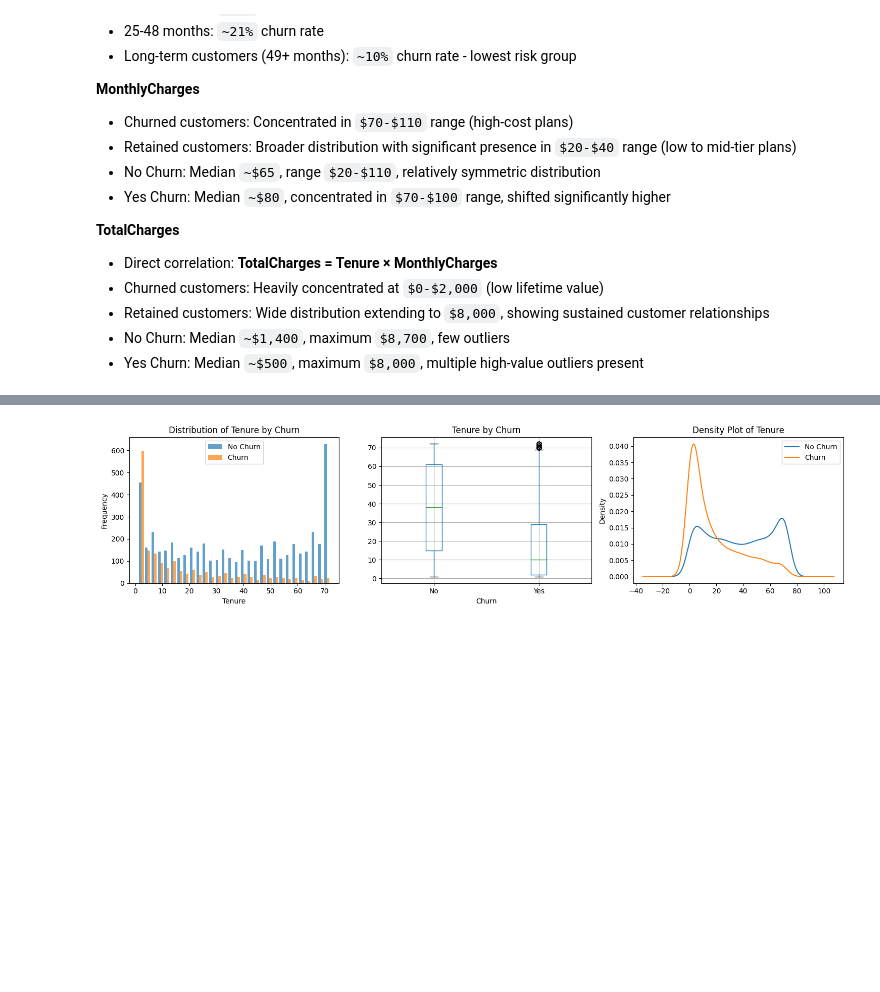
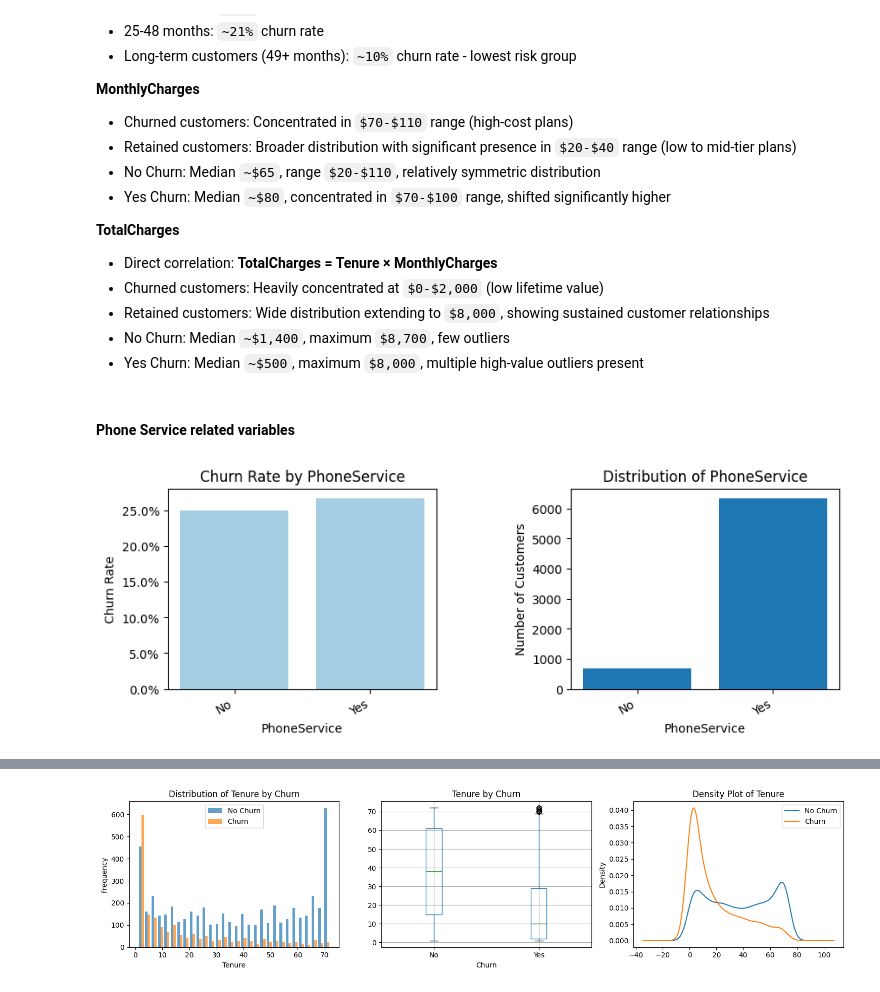
Before and after one commit to nh-adorie/adorie-data-projects, a Jupyter notebook: telco-customer-churn/main.py.ipynb, the cells around one changed output, grey strips where cells are left out. Saved outputs shown, nothing was run; the diff lists cells and outputs as text; code cells hidden in the pictures; blank space fills up the shorter version.

```diff
--- a/telco-customer-churn/main.py.ipynb
+++ b/telco-customer-churn/main.py.ipynb
@@ -352,3 +386,9 @@ for col in col_to_visualize:
 - Retained customers: Wide distribution extending to `$8,000`, showing sustained customer relationships
 - No Churn: Median `~$1,400`, maximum `$8,700`, few outliers
 - Yes Churn: Median `~$500`, maximum `$8,000`, multiple high-value outliers present
+# %% [markdown]
+#### Phone Service related variables
+# %%
+bar_chart_churn_rate(df1, 'PhoneService')
+# %% [output]
+[figure, added]
```
Also changed, not shown: parts of 32 cells of this notebook.
